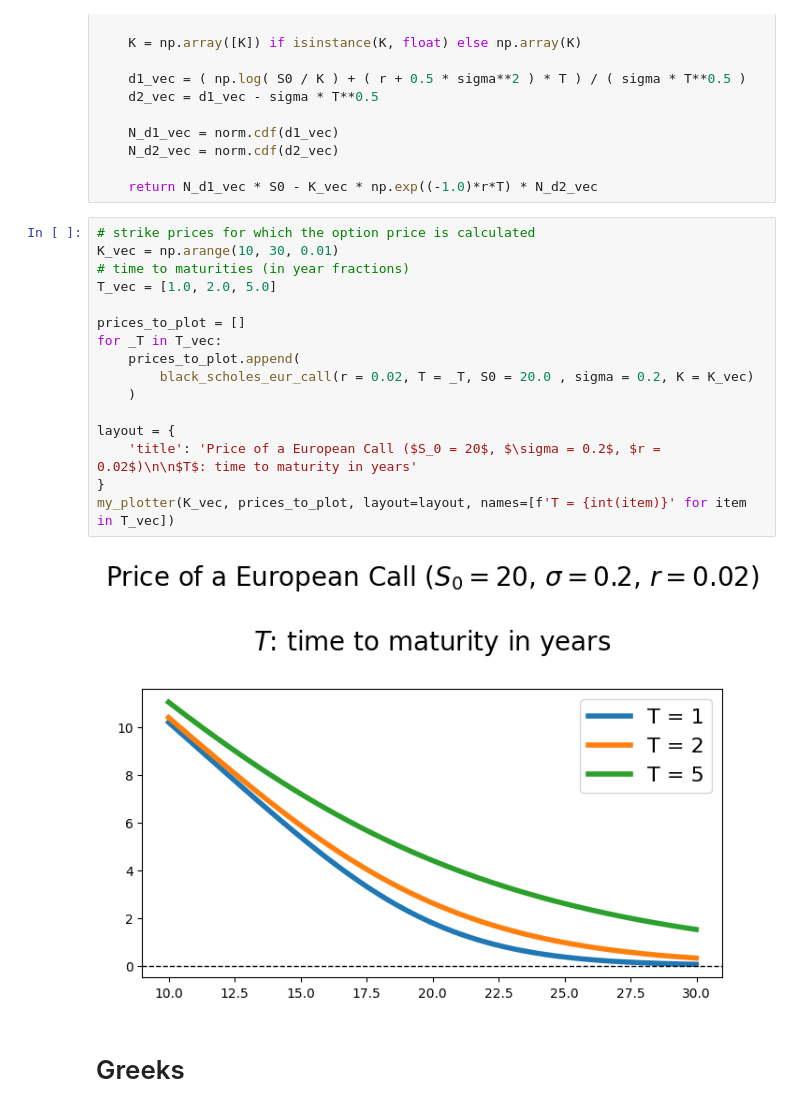
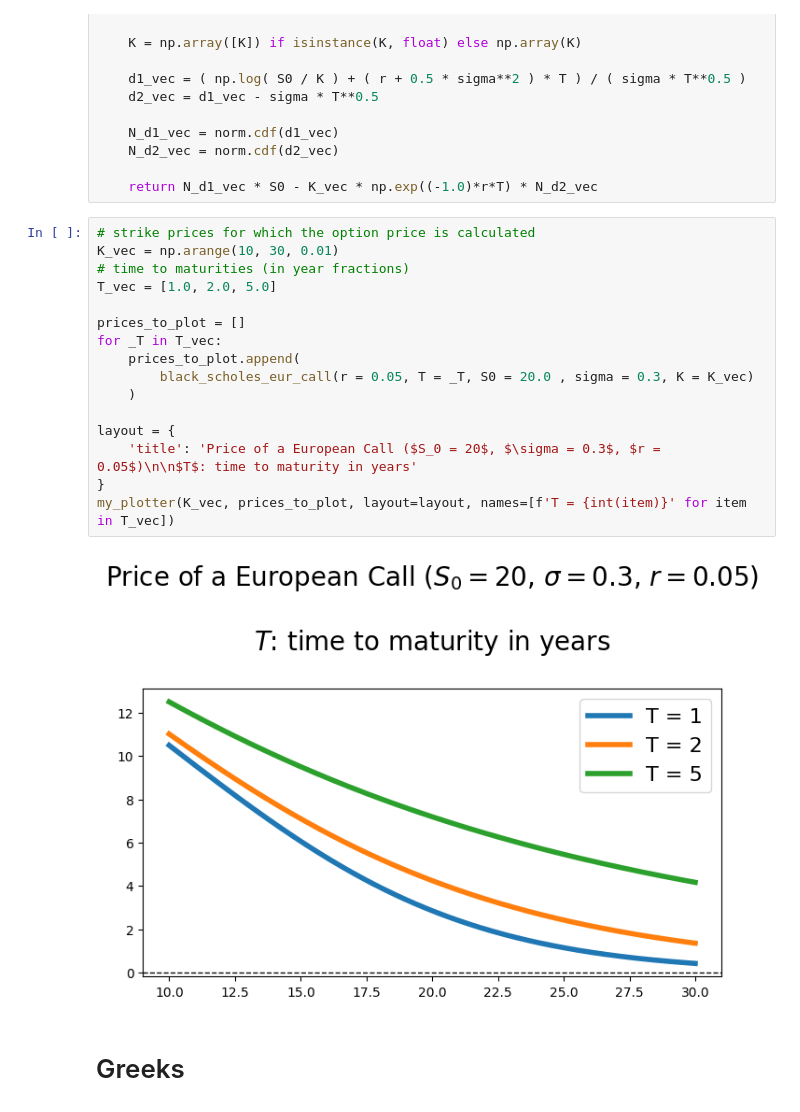
Before and after one commit to QuantCourseBP/QuantCourseBP, a Jupyter notebook: Lectures/02_BSM/presentation_02_option_basics_and_bsm_model.ipynb, the cells around one changed output. Cells and saved outputs as stored; diff of their text form.

```diff
--- a/Lectures/02_BSM/presentation_02_option_basics_and_bsm_model.ipynb
+++ b/Lectures/02_BSM/presentation_02_option_basics_and_bsm_model.ipynb
@@ -472,21 +487,21 @@ def black_scholes_eur_call(r: float, T: float, S0: float, sigma: float, K: Union
 # %%
 # strike prices for which the option price is calculated
 K_vec = np.arange(10, 30, 0.01)
 # time to maturities (in year fractions)
 T_vec = [1.0, 2.0, 5.0]
 
 prices_to_plot = []
 for _T in T_vec:
     prices_to_plot.append(
-        black_scholes_eur_call(r = 0.02, T = _T, S0 = 20.0 , sigma = 0.2, K = K_vec)
+        black_scholes_eur_call(r = 0.05, T = _T, S0 = 20.0 , sigma = 0.3, K = K_vec)
     )
 
 layout = {
-    'title': 'Price of a European Call ($S_0 = 20$, $\sigma = 0.2$, $r = 0.02$)\n\n$T$: time to maturity in years'
+    'title': 'Price of a European Call ($S_0 = 20$, $\sigma = 0.3$, $r = 0.05$)\n\n$T$: time to maturity in years'
 }
 my_plotter(K_vec, prices_to_plot, layout=layout, names=[f'T = {int(item)}' for item in T_vec])
 # %% [output]
-[figure, old version]
+[figure, new version]
 # %% [markdown]
 # Greeks <a class="anchor" id="section_greeks"></a>
 # %% [markdown]
```
Also changed, not shown: parts of 7 cells of this notebook, 1 other file.
